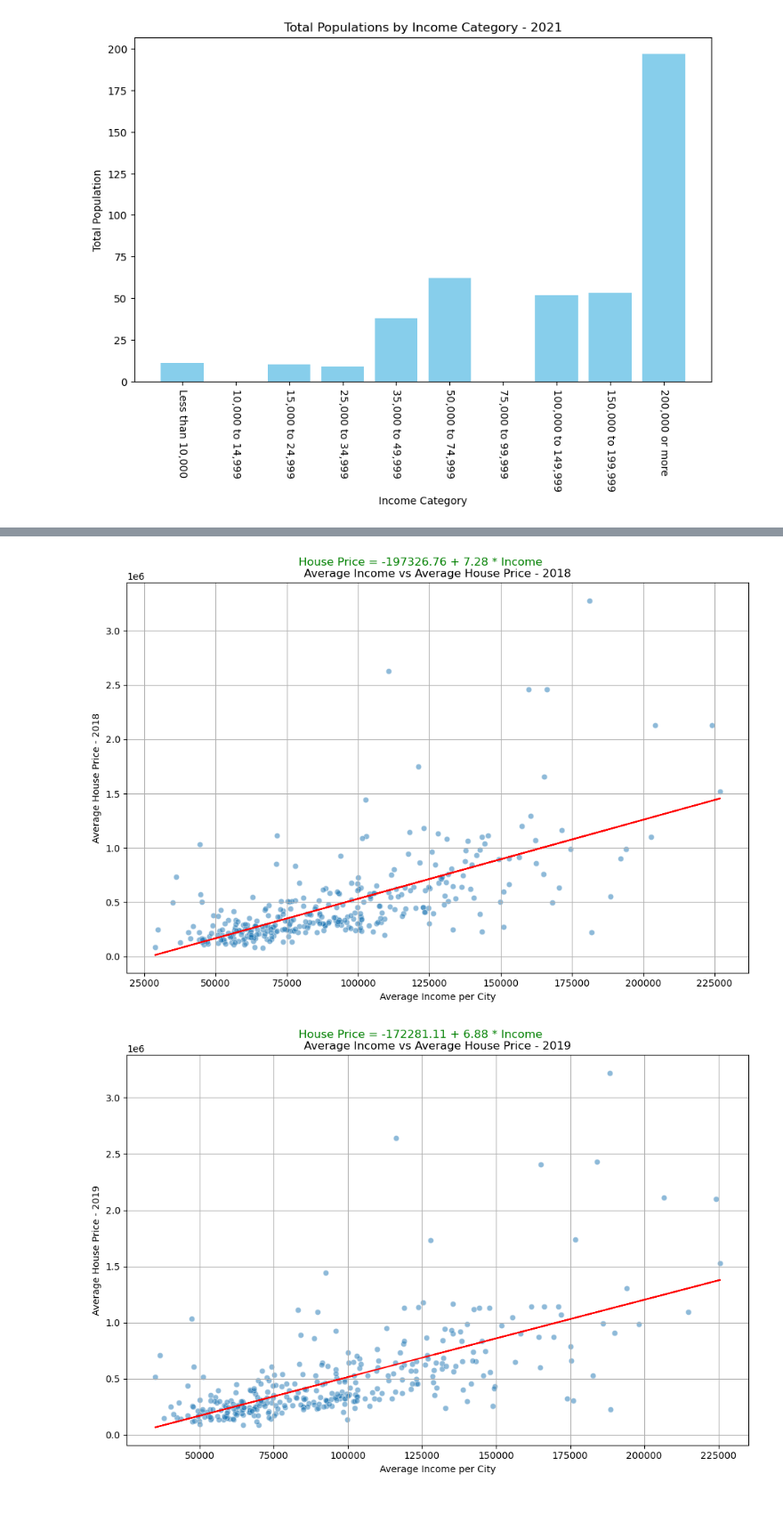
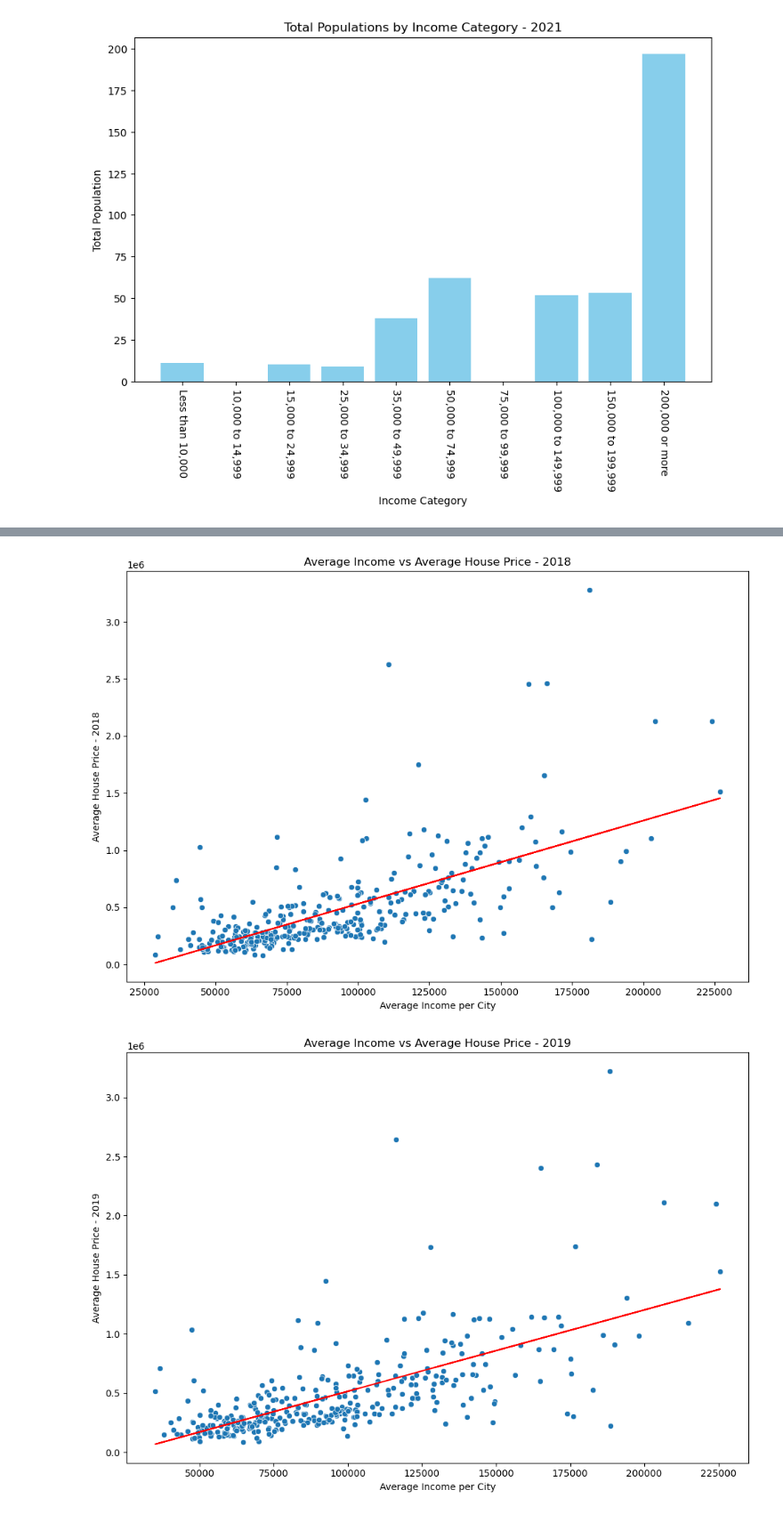
Before and after one commit to eshih22/team_project_1, a Jupyter notebook: Income x House Price By Year/income x house prices.ipynb, the cells around one changed output, grey strips where cells are left out. Shown at 89% size. Saved outputs shown, nothing was run; the diff lists cells and outputs as text; code cells hidden in the pictures.

Commit message:
plot updates 2

```diff
--- a/Income x House Price By Year/income x house prices.ipynb
+++ b/Income x House Price By Year/income x house prices.ipynb
@@ -237,7 +237,7 @@ for year_col in df_pivot.columns[1:]:
     x = x_city_data[x_city_data['City'].isin(common_cities)]['average_income']
     y = y_city_data[y_city_data['City'].isin(common_cities)][f'{year} Price']
 
-    plt.scatter(x, y, alpha=0.5, edgecolors="w", linewidth=0.5)
+    plt.scatter(x, y, edgecolors="w", linewidth=0.5)
 
     slope, intercept, r_value, p_value, std_err = linregress(x, y)
     regression_line = slope * x + intercept
@@ -248,15 +248,9 @@ for year_col in df_pivot.columns[1:]:
     plt.xlabel('Average Income per City')
     plt.ylabel(f'Average House Price - {year}')
 
-    """# Show city names on the plot
-    for i, city in enumerate(x_city_data[x_city_data['City'].isin(common_cities)]['City']):
-        plt.text(x.iloc[i], y.iloc[i], city, fontsize=8, ha='right', va='bottom')"""
-
     # Show linear regression formula in the subtitle
     formula_text = f'House Price = {intercept:.2f} + {slope:.2f} * Income'
-    plt.suptitle(formula_text, x=0.5, y=0.96, ha='center', fontsize=12, color='green')
 
-    plt.grid(True)
     plt.tight_layout()  # Adjust layout to prevent overlapping
     plt.show()
 # %% [output]
@@ -266,2 +260,2 @@ for year_col in df_pivot.columns[1:]:
-[figure, old version]
+[figure, new version]
-[figure, old version]
+[figure, new version]
```
Also changed, not shown: parts of 1 cell of this notebook, 7 other files.
